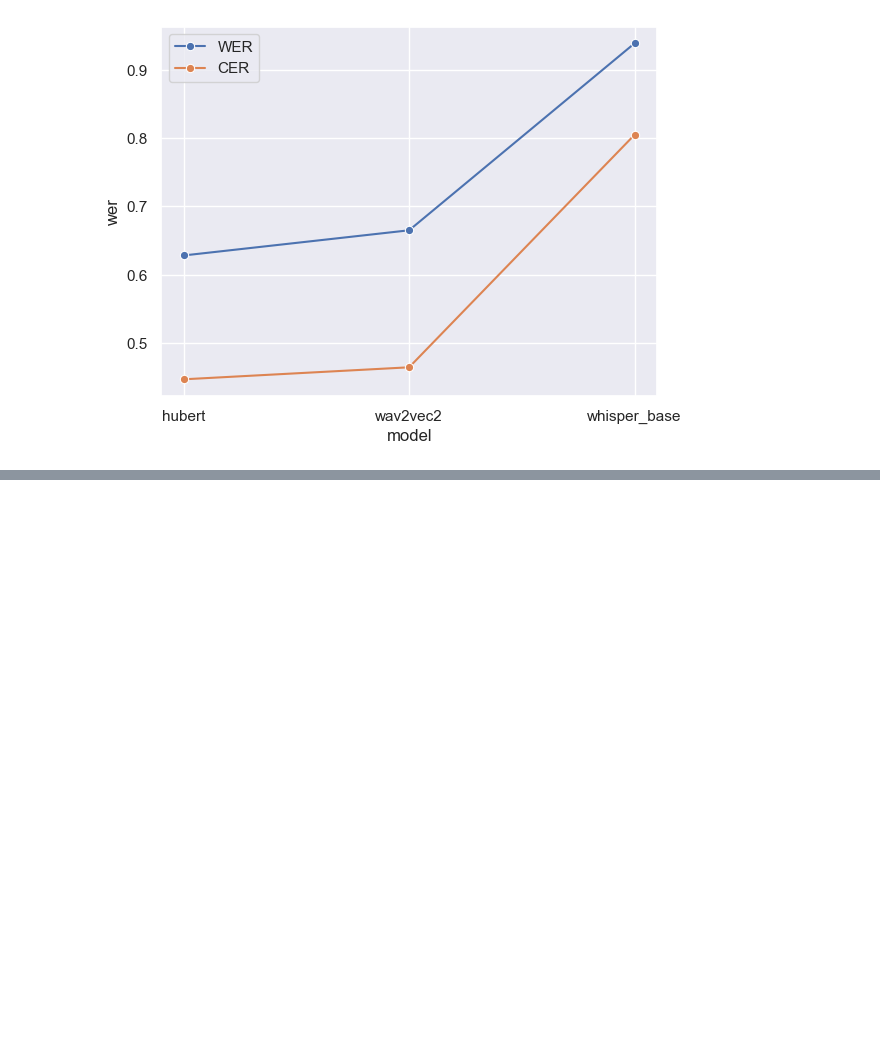
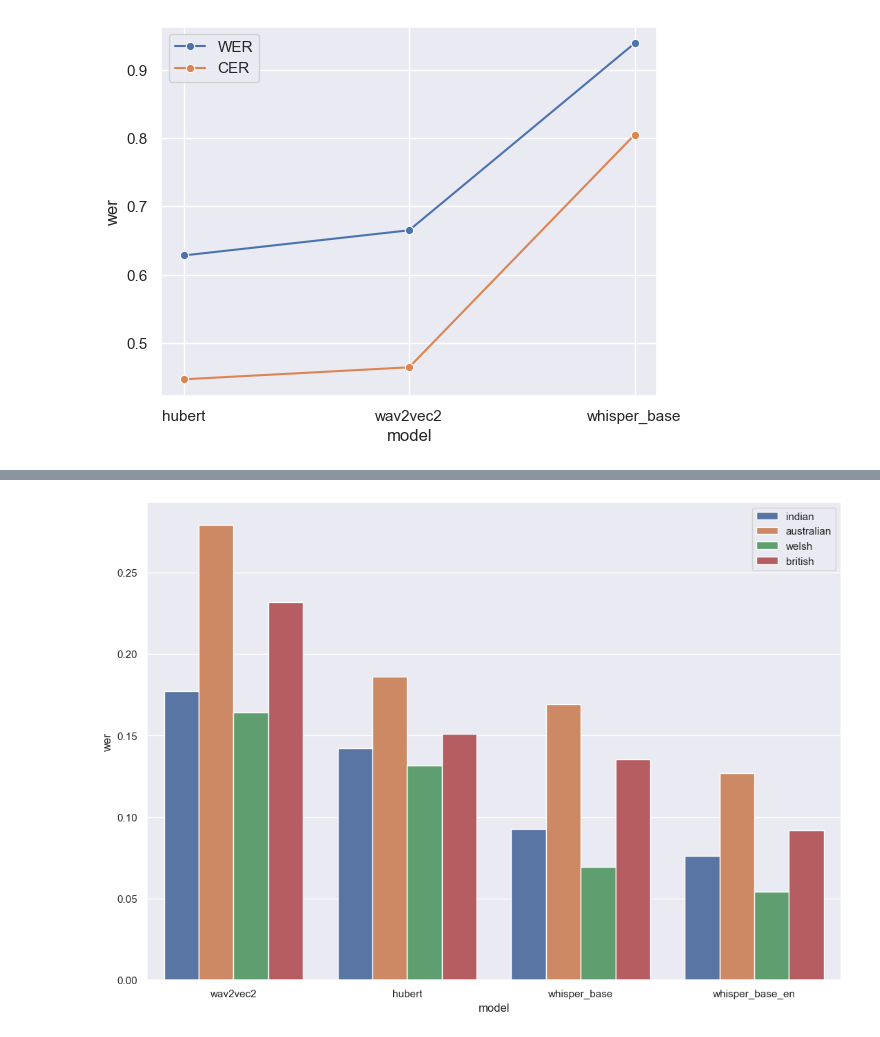
Before and after one commit to Blaizzy/evaluating-asr-accent-robustness, a Jupyter notebook: scripts/eval.ipynb, the cells around one changed output, grey strips where cells are left out. Drawn from its saved outputs; the diff is of its cells as text; code cells hidden in the pictures; blank space fills up the shorter version.

```diff
--- a/scripts/eval.ipynb
+++ b/scripts/eval.ipynb
@@ -364,0 +471,11 @@ plt.savefig('../results/wer_accent.png')
+# %%
+# plot a bar plot of the WER for each model per accent
+# make it bigger
+plt.figure(figsize=(13, 9))
+sns.set_theme(style="darkgrid")
+# Exclude bangla, american and odiya
+sns.barplot(data=wer_accent_df[~wer_accent_df['accent'].isin(['bangla', 'american', 'odiya'])], x="model", y="wer", hue="accent")
+plt.legend()
+plt.savefig('../results/plots/wer_accent_en_normalized.png')
+# %% [output]
+[figure, added]
```
Also changed, not shown: parts of 21 cells of this notebook, 14 other files.
